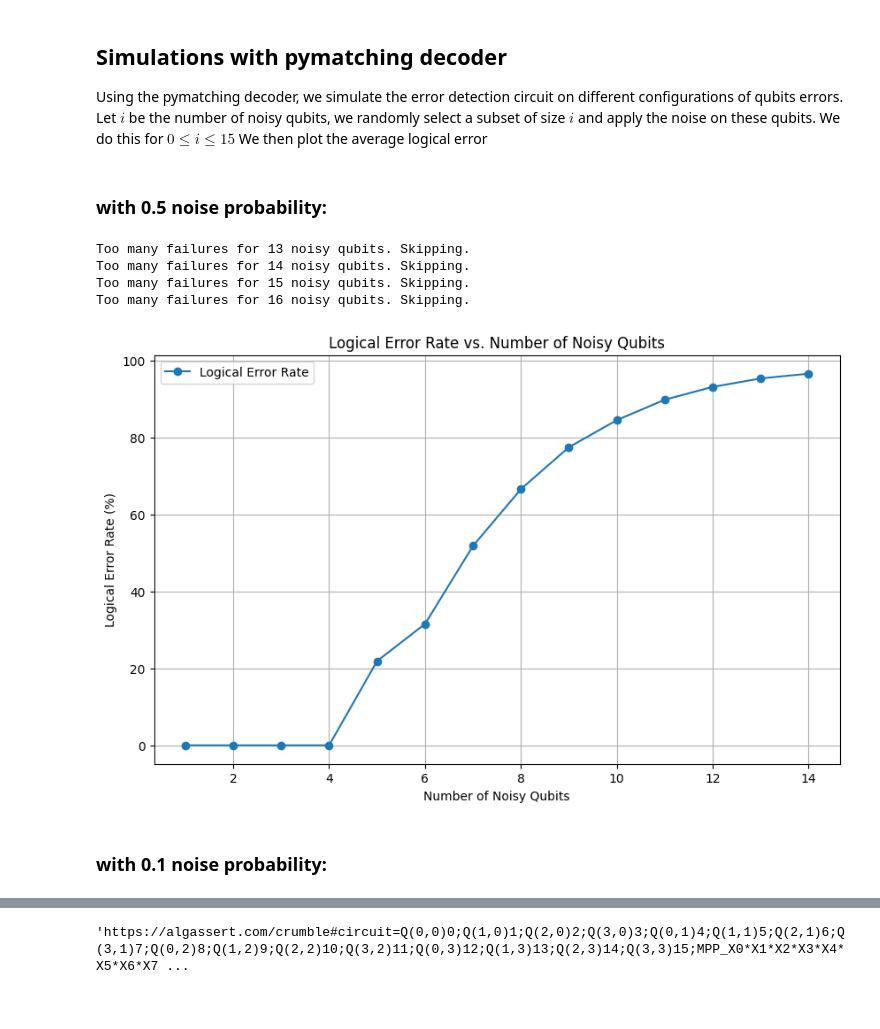
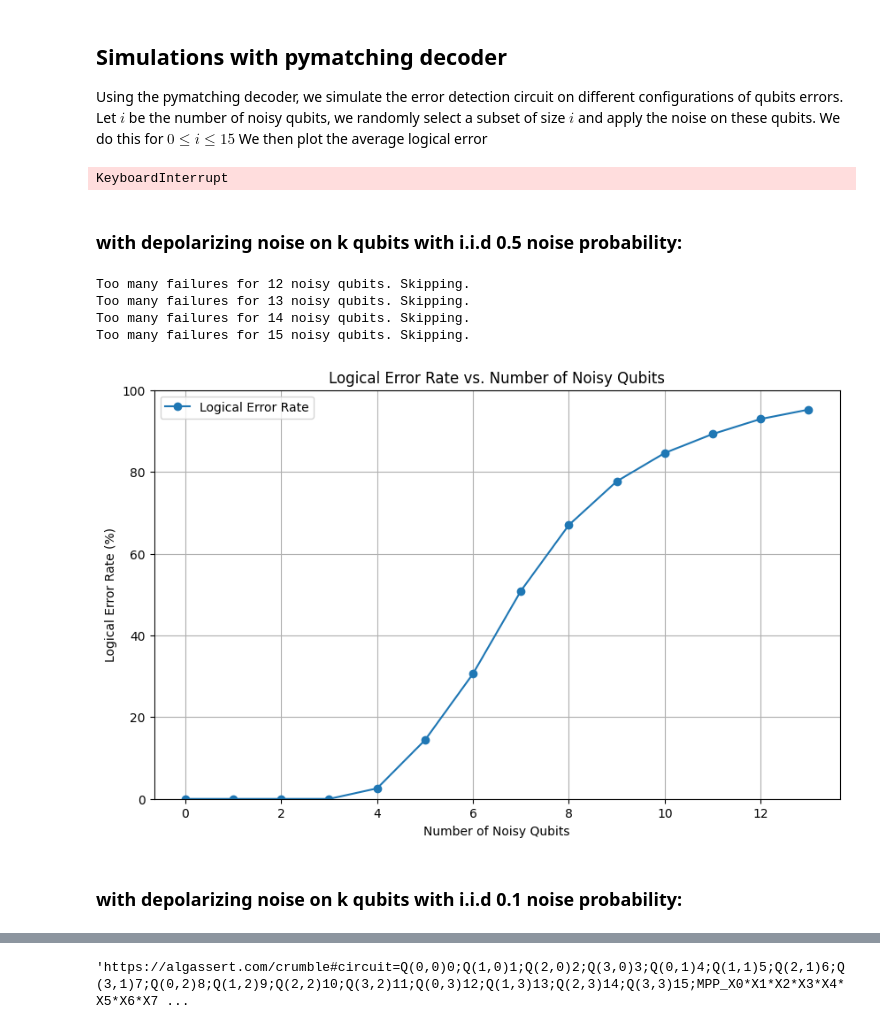
Before and after one commit to DeDuckProject/tesseract-code-stim, a Jupyter notebook: 03_stim_playground2.ipynb, the cells around one changed output, grey strips where cells are left out. Saved outputs shown, nothing was run; the diff lists cells and outputs as text; code cells hidden in the pictures.

```diff
--- a/03_stim_playground2.ipynb
+++ b/03_stim_playground2.ipynb
@@ -105,10 +111,20 @@ def encode(circuit):
     # print("Encoding complete.")
 
 
-def channel(circuit, error_rate, noisy_qubits=list(range(16))):
+def channel(circuit, error_rate, noisy_qubits=list(range(16)), noise_type="X_ERROR"):
     # Noise channel: Adding X errors with probability 0 (for testing, can be adjusted)
     circuit.append("TICK")
-    circuit.append("DEPOLARIZE1", noisy_qubits, error_rate)  # 10% error probability for demonstration
+    circuit.append(noise_type, noisy_qubits, error_rate)  # 10% error probability for demonstration
+    # circuit.append("X_ERROR", noisy_qubits, error_rate)  # 10% error probability for demonstration
+    circuit.append("TICK")
+    # print("Noise channel applied.")
+
+def channel_erasure_errors(circuit, error_rate, noisy_qubits=list(range(16))):
+    # Noise channel: Adding X errors with probability 0 (for testing, can be adjusted)
+    circuit.append("TICK")
+    # TODO how?
+    circuit.append("DEPOLARIZE1", noisy_qubits, 0.75)  # 10% error probability for demonstration
+    circuit.append("HERALDED_ERASE", noisy_qubits, 0.75)  # 10% error probability for demonstration
     circuit.append("TICK")
     # print("Noise channel applied.")
 
@@ -458,11 +472,12 @@ import matplotlib.pyplot as plt
 from tqdm.notebook import tqdm
 
 # Assuming init_circuit(), encode(), channel(), error_correction(), and count_logical_errors() are predefined
-def run_pymatching_simulations(num_samples, num_shots, error_probability=0.5):
+# run_with_reference_circuit currently defaults to False since it doesn't work as expected (getting some errors)
+def run_pymatching_simulations(num_samples, num_shots, error_probability=0.5, run_with_reference_circuit=False, noise_type="X_ERROR"):
     results = []
     num_qubits = 16
 
-    for num_noisy in tqdm(range(1, num_qubits + 1), desc="Noisy qubit count"):
+    for num_noisy in tqdm(range(0, num_qubits), desc="Noisy qubit count"):
         logical_error_rates = []
         attempts = 0
 
@@ -474,11 +489,19 @@ def run_pymatching_simulations(num_samples, num_shots, error_probability=0.5):
                 # Build the circuit
                 circuit = init_circuit()
                 encode(circuit)
-                channel(circuit, error_probability, noise_qubits_list)
+                channel(circuit, error_probability, noise_qubits_list, noise_type)
                 error_correction(circuit)
 
-                # Simulate and count logical errors
-                num_logical_errors = count_logical_errors(circuit, num_shots)
+                num_logical_errors=0
+                if (run_with_reference_circuit):
+                    noiseless_reference_circuit = init_circuit()
+                    encode(noiseless_reference_circuit)
+                    error_correction(noiseless_reference_circuit)
+
+                    # Simulate and count logical errors
+                    num_logical_errors = count_logical_errors(circuit, num_shots, noiseless_reference_circuit=noiseless_reference_circuit)
+                else:
+                    num_logical_errors = count_logical_errors(circuit, num_shots)
                 logical_error_rate = num_logical_errors / num_shots
                 logical_error_rates.append(logical_error_rate)
             except Exception as e:
@@ -513,25 +536,27 @@ def plot_pymatching_results(results):
     plt.grid(True)
     plt.legend()
     plt.show()
+# %% [output]
+KeyboardInterrupt
 # %% [markdown]
-### with 0.5 noise probability:
+### with depolarizing noise on k qubits with i.i.d 0.5 noise probability:
 # %%
 # Parameters
 num_samples = 10  # Number of configurations to sample for each noisy qubit count
 num_shots = 100_000  # Number of shots for each simulation
 
 # Run simulations
-results = run_pymatching_simulations(num_samples, num_shots)
+results = run_pymatching_simulations(num_samples, num_shots, 0.5, noise_type="DEPOLARIZE1")
 
 plot_pymatching_results(results)
 # %% [output]
+Too many failures for 12 noisy qubits. Skipping.
 Too many failures for 13 noisy qubits. Skipping.
 Too many failures for 14 noisy qubits. Skipping.
 Too many failures for 15 noisy qubits. Skipping.
-Too many failures for 16 noisy qubits. Skipping.
-[figure, old version]
+[figure, new version]
 # %% [markdown]
-### with 0.1 noise probability:
+### with depolarizing noise on k qubits with i.i.d 0.1 noise probability:
 # %%
 # Parameters
 num_samples = 10  # Number of configurations to sample for each noisy qubit count
```
Also changed, not shown: parts of 14 cells of this notebook, 1 other file.
